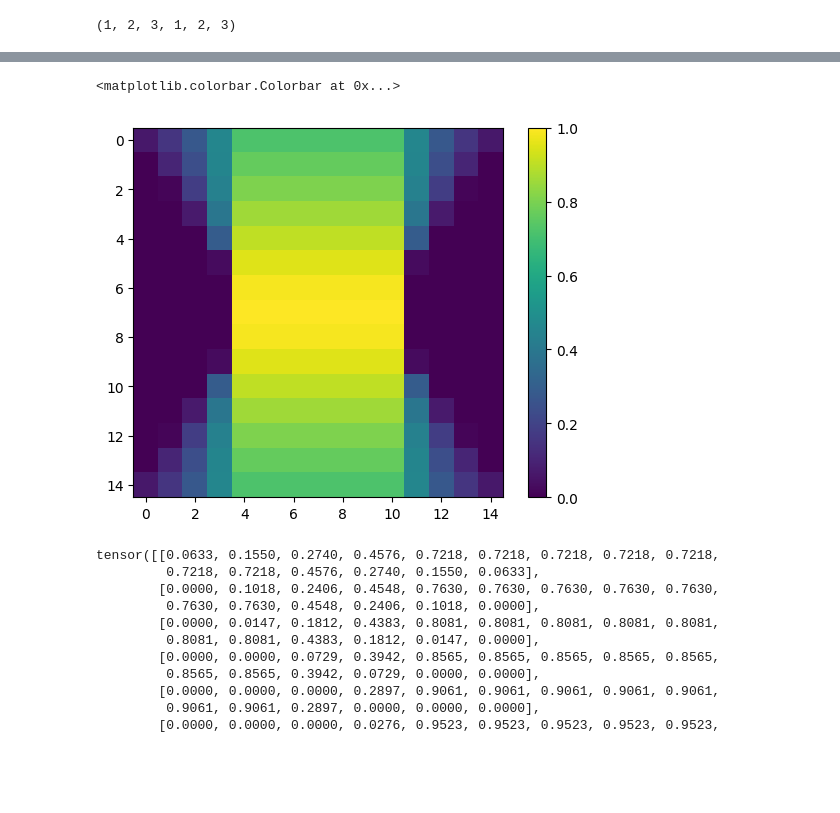
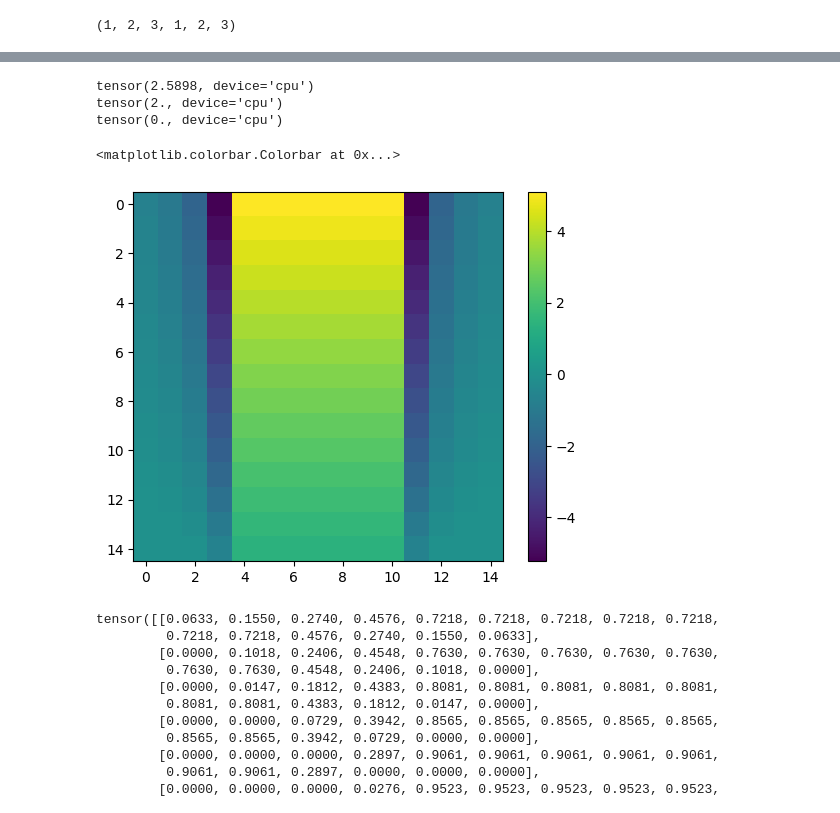
Before and after one commit to Junang-Wang/Top-invar-DL, a Jupyter notebook: Graphene_SS_Note.ipynb, the cells around one changed output, grey strips where cells are left out. Drawn from its saved outputs; the diff is of its cells as text; code cells hidden in the pictures; blank space fills up the shorter version.

Commit message:
fix D_total

```diff
--- a/Graphene_SS_Note.ipynb
+++ b/Graphene_SS_Note.ipynb
@@ -162,9 +177,17 @@ tensor(1.0659, device='cpu')
+# %%
+print(Graphene_D[0,5,7,7]-Graphene_D[0,5,7,3])
+print(D_total[1,5,7,7]-D_total[1,5,7,3])
+print(D_total[1,5,7,3])
+# %% [output]
+tensor(2.5898, device='cpu')
+tensor(2., device='cpu')
+tensor(0., device='cpu')
 # %%
-plt.imshow(D_total[1,5])
+plt.imshow(D_total[1,2])
 plt.colorbar()
 # %% [output]
 <matplotlib.colorbar.Colorbar at 0x...>
-[figure, old version]
+[figure, new version]
 # %%
 D_total[1,5]
 # %% [output]
```
Also changed, not shown: parts of 12 cells of this notebook, 2 other files.
